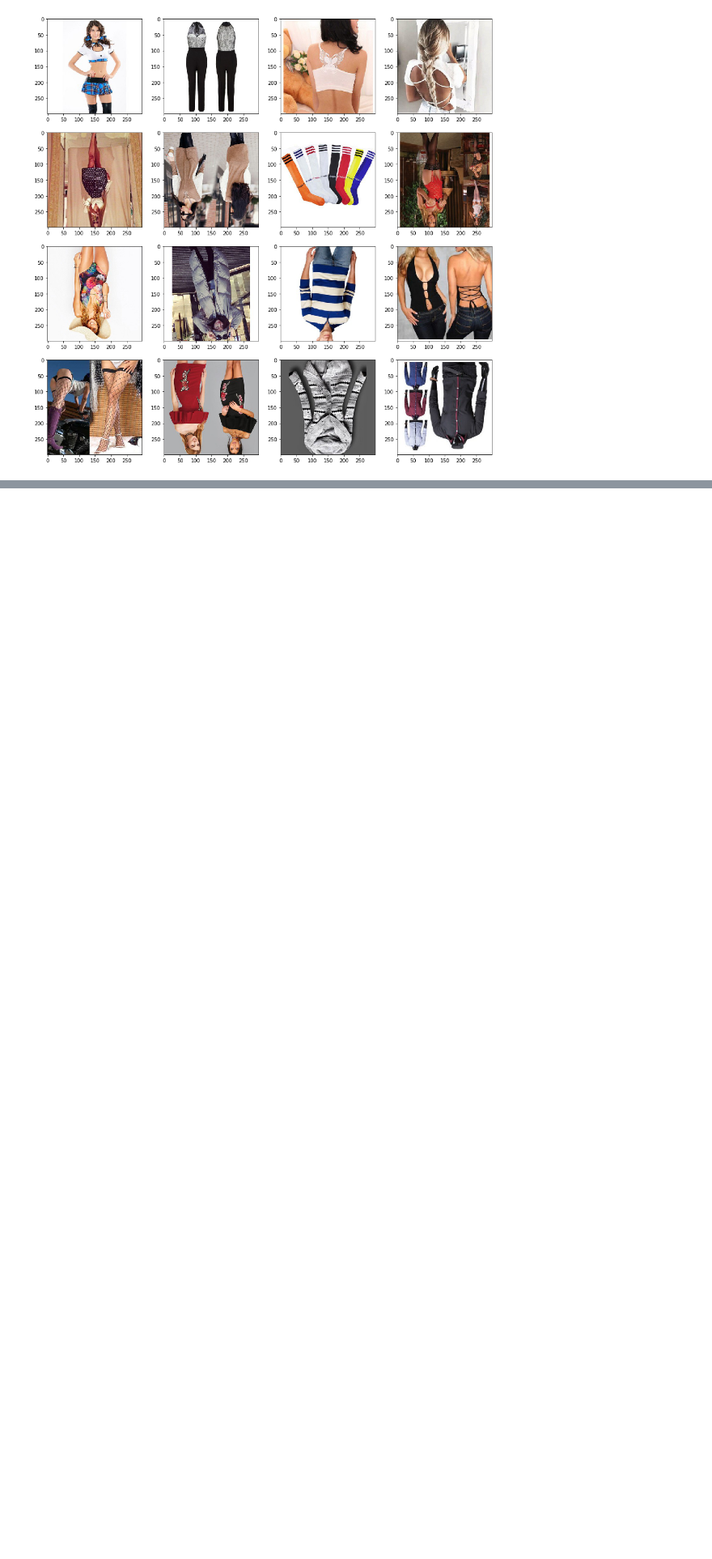
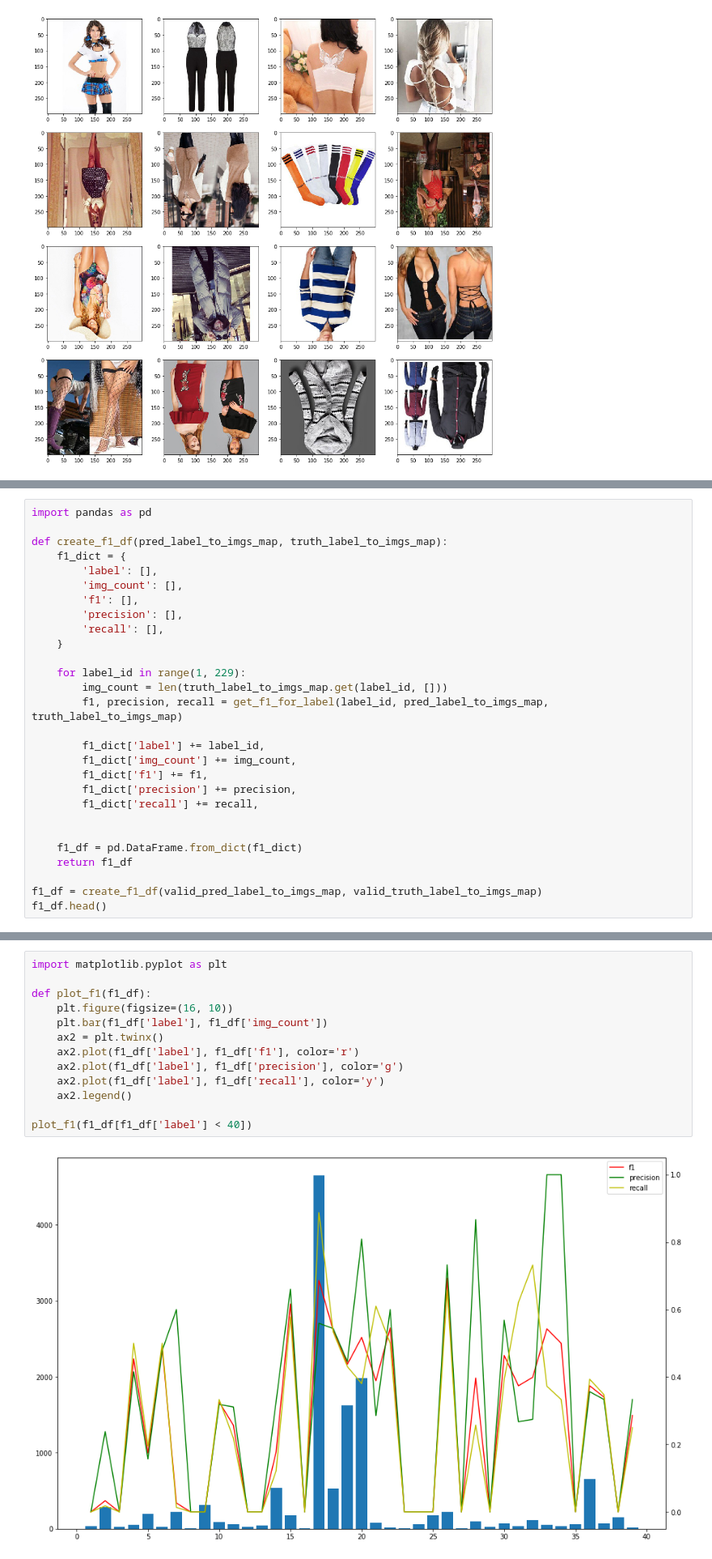
Before and after one commit to minfawang/cs231n-fashion, a Jupyter notebook: code/code_test.ipynb, the cells around one changed output, grey strips where cells are left out. Shown at 81% size. Drawn from its saved outputs; the diff is of its cells as text; blank space fills up the shorter version.

Commit message:
Add per class precsion recall plots

```diff
--- a/code/code_test.ipynb
+++ b/code/code_test.ipynb
@@ -354,0 +481,28 @@ for i in range(nrows):
+# %%
+import pandas as pd
+
+def create_f1_df(pred_label_to_imgs_map, truth_label_to_imgs_map):
+    f1_dict = {
+        'label': [],
+        'img_count': [],
+        'f1': [],
+        'precision': [],
+        'recall': [],
+    }
+
+    for label_id in range(1, 229):
+        img_count = len(truth_label_to_imgs_map.get(label_id, []))
+        f1, precision, recall = get_f1_for_label(label_id, pred_label_to_imgs_map, truth_label_to_imgs_map)
+
+        f1_dict['label'] += label_id,
+        f1_dict['img_count'] += img_count,
+        f1_dict['f1'] += f1,
+        f1_dict['precision'] += precision,
+        f1_dict['recall'] += recall,
+
+
+    f1_df = pd.DataFrame.from_dict(f1_dict)
+    return f1_df
+
+f1_df = create_f1_df(valid_pred_label_to_imgs_map, valid_truth_label_to_imgs_map)
+f1_df.head()
@@ -354,0 +519,15 @@ for i in range(nrows):
+# %%
+import matplotlib.pyplot as plt
+
+def plot_f1(f1_df):
+    plt.figure(figsize=(16, 10))
+    plt.bar(f1_df['label'], f1_df['img_count'])
+    ax2 = plt.twinx()
+    ax2.plot(f1_df['label'], f1_df['f1'], color='r')
+    ax2.plot(f1_df['label'], f1_df['precision'], color='g')
+    ax2.plot(f1_df['label'], f1_df['recall'], color='y')
+    ax2.legend()
+
+plot_f1(f1_df[f1_df['label'] < 40])
+# %% [output]
+[figure, added]
```
Also changed, not shown: parts of 11 cells of this notebook.
